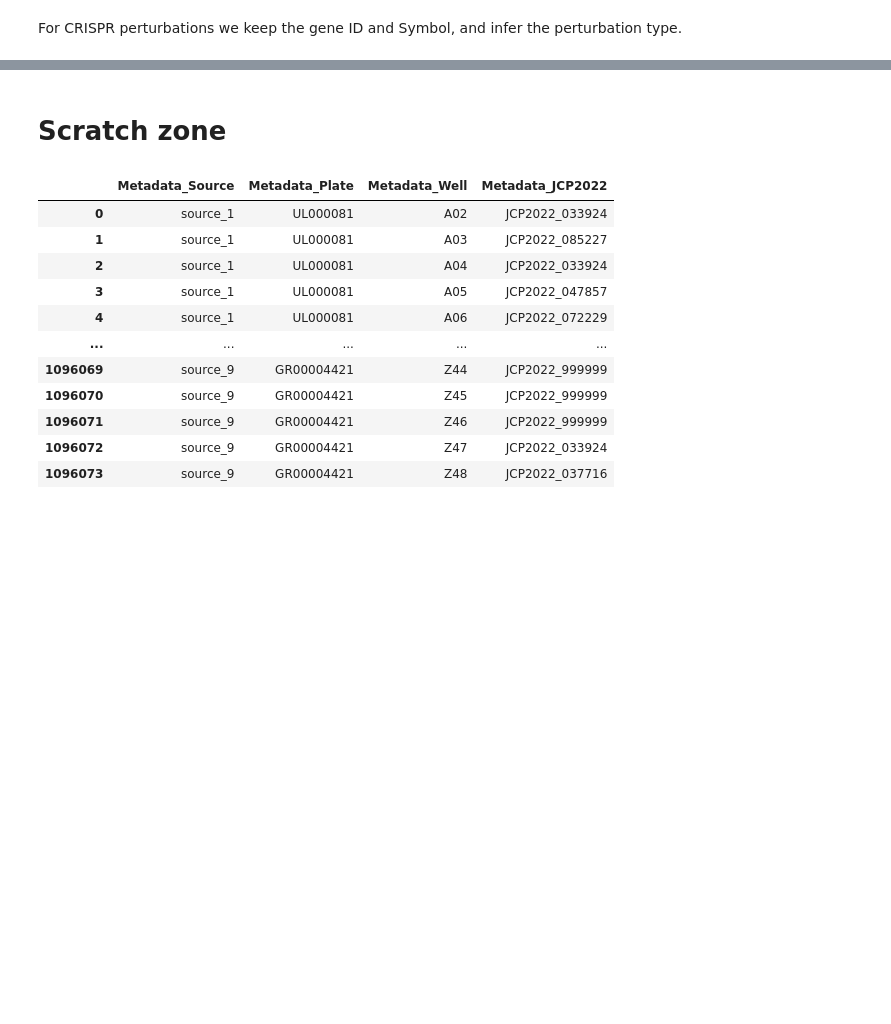
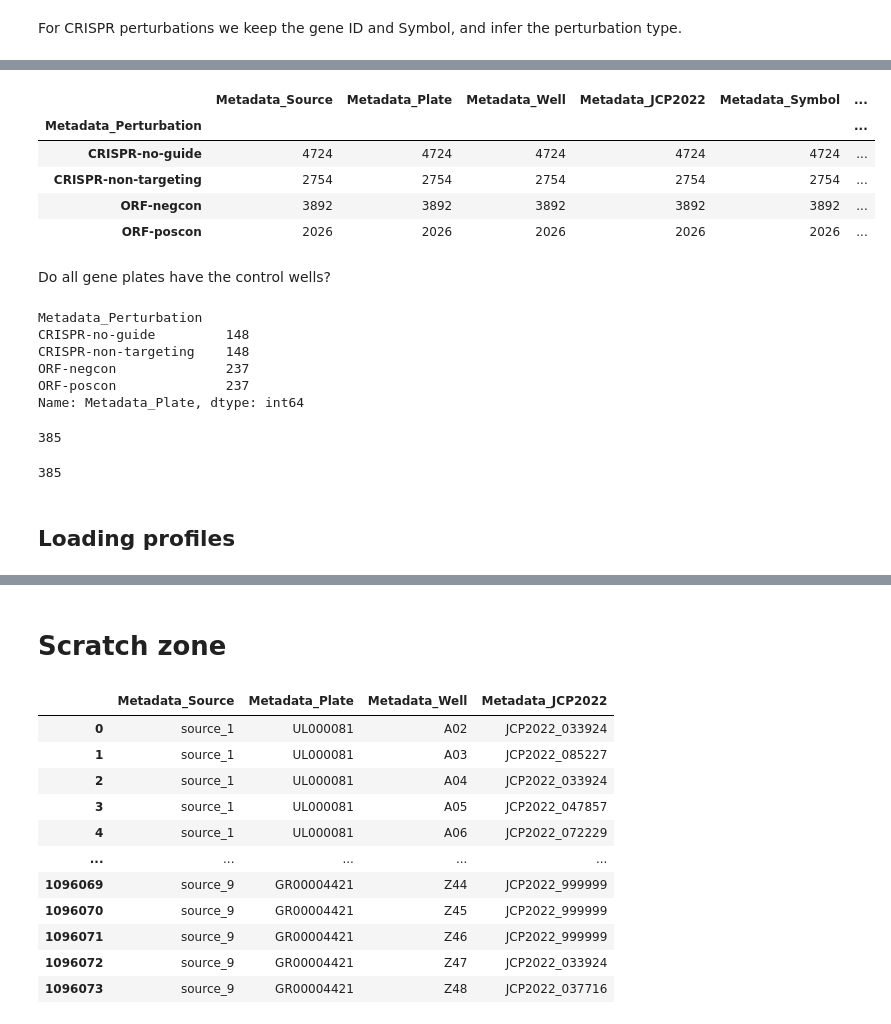
Before and after one commit to Craven-Biostat-Lab/morphology-prediction, a Jupyter notebook: data-loading.ipynb, the cells around one changed output, grey strips where cells are left out. Saved outputs shown, nothing was run; the diff lists cells and outputs as text; code cells hidden in the pictures; blank space fills up the shorter version.

Commit message:
Metadata explorations

```diff
--- a/data-loading.ipynb
+++ b/data-loading.ipynb
@@ -133,0 +131,2 @@ crispr_meta
+# %%
+gene_meta = pd.concat([orf_meta, crispr_meta], ignore_index=True)
@@ -133,0 +137,3 @@ crispr_meta
+# %%
+control_conditions = gene_meta[gene_meta.Metadata_Perturbation.isin({'ORF-negcon', 'ORF-poscon', 'CRISPR-no-guide', 'CRISPR-non-targeting'})]
+control_conditions
@@ -133,0 +149,31 @@ crispr_meta
+# %%
+control_wells = wells.merge(control_conditions, how='right', on=['Metadata_JCP2022'])
+control_wells.groupby(['Metadata_Perturbation']).count()
+# %% [output]
+|  | Metadata_Source | Metadata_Plate | Metadata_Well | Metadata_JCP2022 | Metadata_Symbol | ... |
+| Metadata_Perturbation |  |  |  |  |  | ... |
+| CRISPR-no-guide | 4724 | 4724 | 4724 | 4724 | 4724 | ... |
+| CRISPR-non-targeting | 2754 | 2754 | 2754 | 2754 | 2754 | ... |
+| ORF-negcon | 3892 | 3892 | 3892 | 3892 | 3892 | ... |
+| ORF-poscon | 2026 | 2026 | 2026 | 2026 | 2026 | ... |
+# %% [markdown]
+Do all gene plates have the control wells?
+# %%
+control_wells.groupby(['Metadata_Perturbation']).Metadata_Plate.unique().map(len)
+# %% [output]
+Metadata_Perturbation
+CRISPR-no-guide         148
+CRISPR-non-targeting    148
+ORF-negcon              237
+ORF-poscon              237
+Name: Metadata_Plate, dtype: int64
+# %%
+len(wells[wells.Metadata_JCP2022.isin(gene_meta.Metadata_JCP2022)].Metadata_Plate.unique())
+# %% [output]
+385
+# %%
+148+237
+# %% [output]
+385
+# %% [markdown]
+## Loading profiles
```
Also changed, not shown: parts of 15 cells of this notebook.
